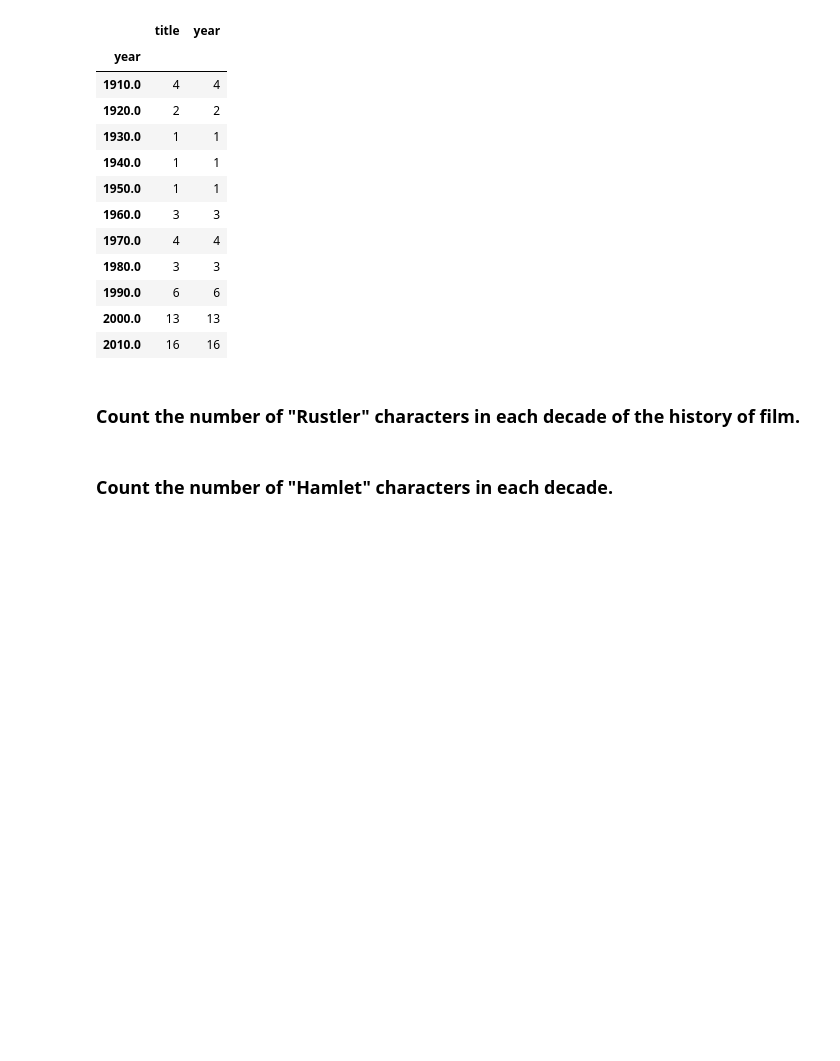
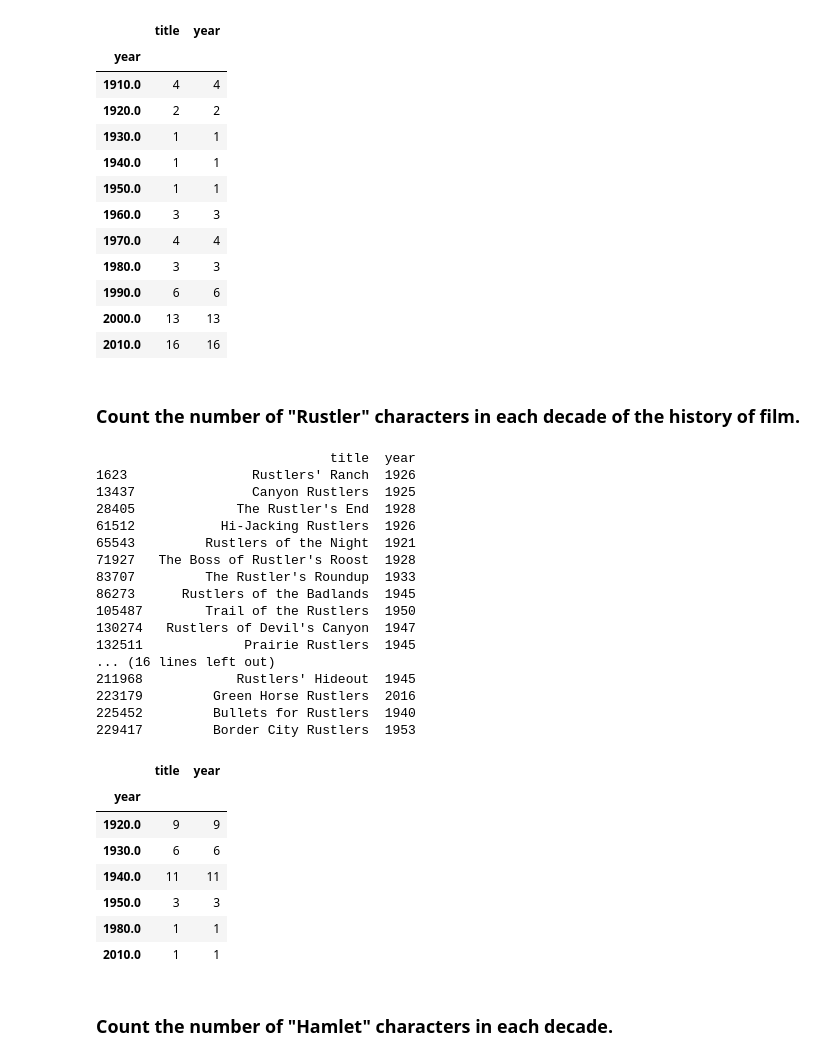
Before and after one commit to digitalminimal/Pandas_exercise, a Jupyter notebook: Exercises-2.ipynb, the cells around one changed output. Drawn from its saved outputs; the diff is of its cells as text; code cells hidden in the pictures; blank space fills up the shorter version.

```diff
--- a/Exercises-2.ipynb
+++ b/Exercises-2.ipynb
@@ -133,5 +127,36 @@ q
 | 2010.0 | 16 | 16 |
 # %% [markdown]
 ### Count the number of "Rustler" characters in each decade of the history of film.
+# %%
+q=titles[titles['title'].str.contains("Rustler")]
+print(q)
+q = titles.groupby((q["year"]//10)*10).count()
+q
+# %% [output]
+                              title  year
+1623                Rustlers' Ranch  1926
+13437               Canyon Rustlers  1925
+28405             The Rustler's End  1928
+61512           Hi-Jacking Rustlers  1926
+65543         Rustlers of the Night  1921
+71927   The Boss of Rustler's Roost  1928
+83707         The Rustler's Roundup  1933
+86273      Rustlers of the Badlands  1945
+105487        Trail of the Rustlers  1950
+130274   Rustlers of Devil's Canyon  1947
+132511             Prairie Rustlers  1945
+... (16 lines left out)
+211968            Rustlers' Hideout  1945
+223179         Green Horse Rustlers  2016
+225452         Bullets for Rustlers  1940
+229417         Border City Rustlers  1953
+|  | title | year |
+| year |  |  |
+| 1920.0 | 9 | 9 |
+| 1930.0 | 6 | 6 |
+| 1940.0 | 11 | 11 |
+| 1950.0 | 3 | 3 |
+| 1980.0 | 1 | 1 |
+| 2010.0 | 1 | 1 |
 # %% [markdown]
 ### Count the number of "Hamlet" characters in each decade.
```
Also changed, not shown: parts of 20 cells of this notebook.
